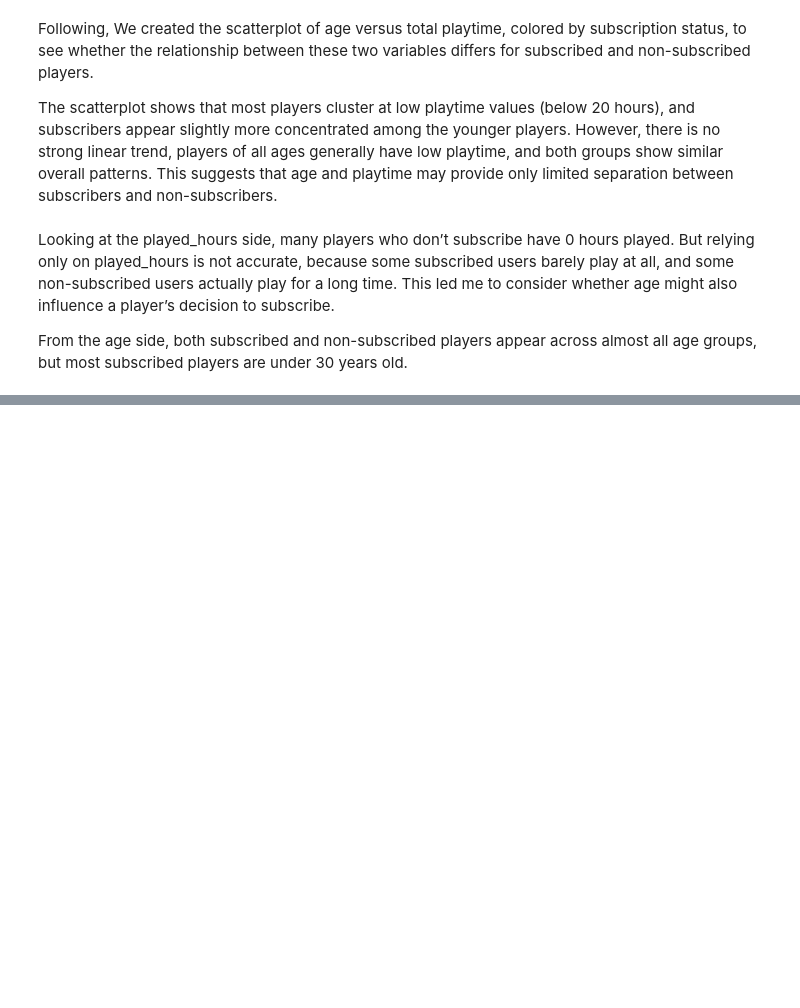
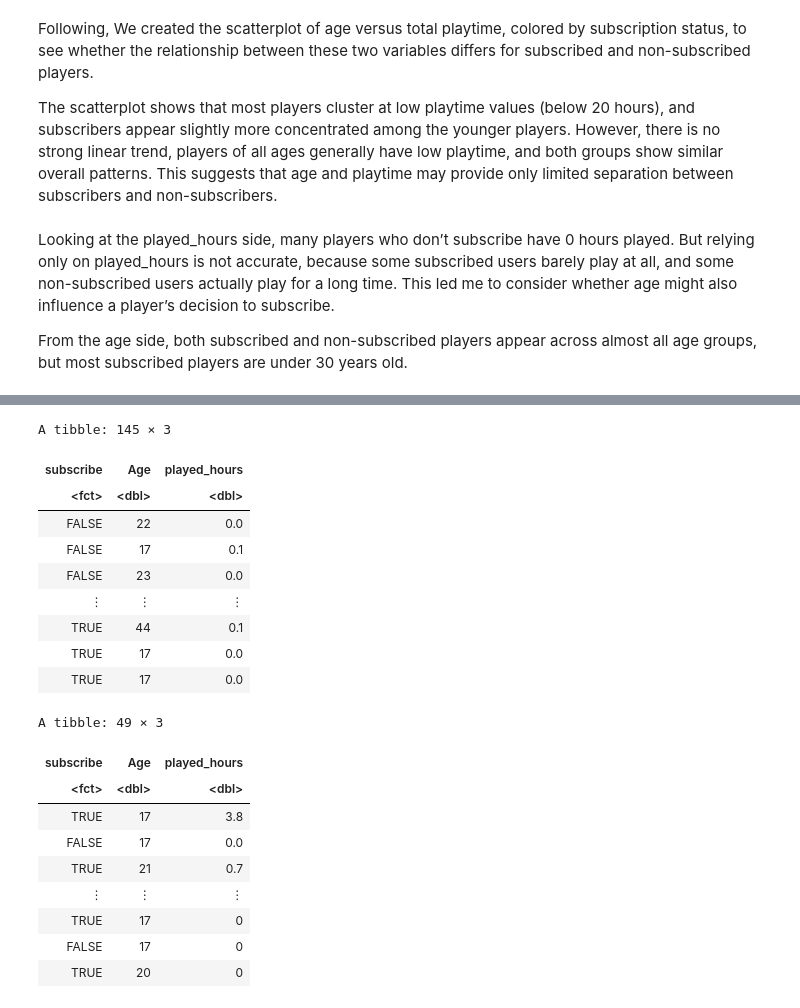
Before and after one commit to zhifou541-stack/dsci100-003-group26, a Jupyter notebook: group26 final project .ipynb, the cells around one changed output, grey strips where cells are left out. Drawn from its saved outputs; the diff is of its cells as text; code cells hidden in the pictures; blank space fills up the shorter version.

```diff
--- a/group26 final project .ipynb
+++ b/group26 final project .ipynb
@@ -192,0 +205,28 @@ From the age side, both subscribed and non-subscribed players appear across almo
+# %%
+players_split <- initial_split(players_clean, prop = 0.75, strata = subscribe)
+players_train <- training(players_split)
+players_test <- testing(players_split)
+
+players_train
+players_test
+# %% [output]
+A tibble: 145 × 3
+| subscribe | Age | played_hours |
+| <fct> | <dbl> | <dbl> |
+| FALSE | 22 | 0.0 |
+| FALSE | 17 | 0.1 |
+| FALSE | 23 | 0.0 |
+| ⋮ | ⋮ | ⋮ |
+| TRUE | 44 | 0.1 |
+| TRUE | 17 | 0.0 |
+| TRUE | 17 | 0.0 |
+A tibble: 49 × 3
+| subscribe | Age | played_hours |
+| <fct> | <dbl> | <dbl> |
+| TRUE | 17 | 3.8 |
+| FALSE | 17 | 0.0 |
+| TRUE | 21 | 0.7 |
+| ⋮ | ⋮ | ⋮ |
+| TRUE | 17 | 0 |
+| FALSE | 17 | 0 |
+| TRUE | 20 | 0 |
```
Also changed, not shown: parts of 24 cells of this notebook.
